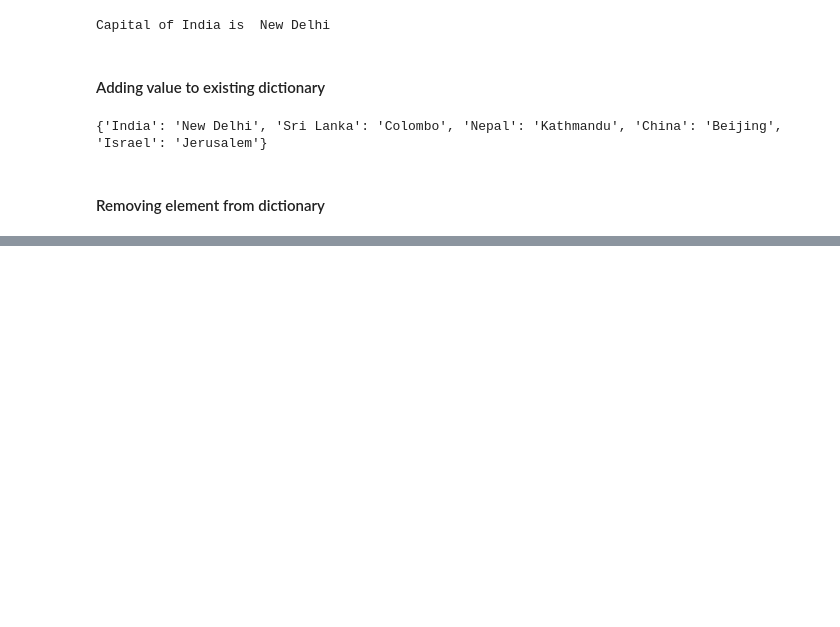
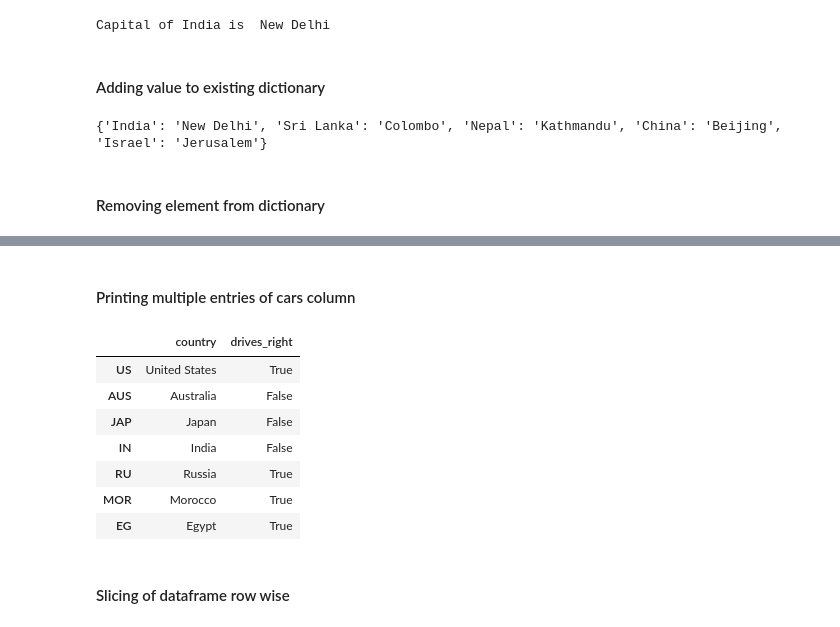
Before and after one commit to subhradeep/Python, a Jupyter notebook: Python Intermediate.ipynb, the cells around one changed output, grey strips where cells are left out. Drawn from its saved outputs; the diff is of its cells as text; code cells hidden in the pictures; blank space fills up the shorter version.

```diff
--- a/Python Intermediate.ipynb
+++ b/Python Intermediate.ipynb
@@ -107,0 +206,15 @@ print(asia)
+# %% [markdown]
+#### Printing multiple entries of cars column
+# %%
+cars[['country','drives_right']]
+# %% [output]
+|  | country | drives_right |
+| US | United States | True |
+| AUS | Australia | False |
+| JAP | Japan | False |
+| IN | India | False |
+| RU | Russia | True |
+| MOR | Morocco | True |
+| EG | Egypt | True |
+# %% [markdown]
+#### Slicing of dataframe row wise
```
Also changed, not shown: parts of 63 cells of this notebook, 4 other files.
